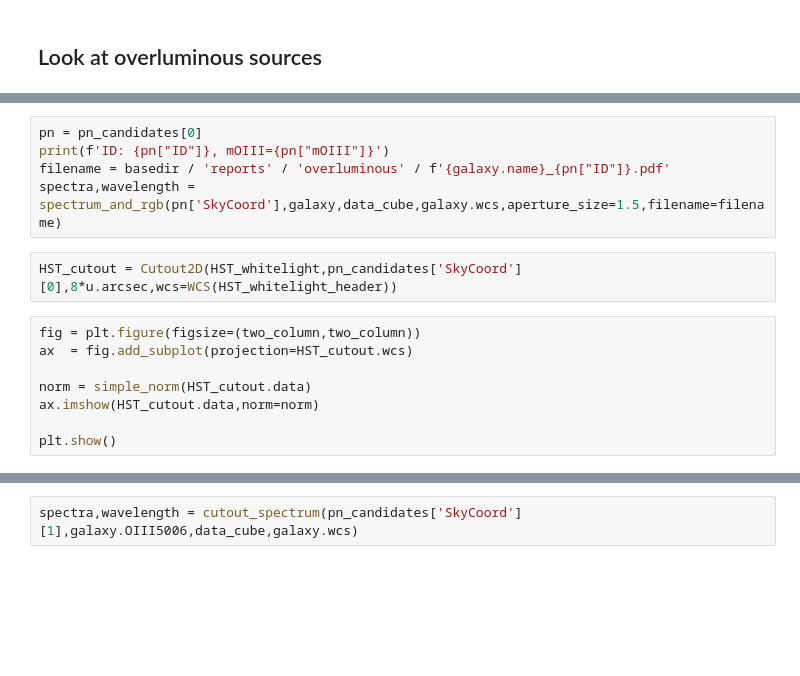
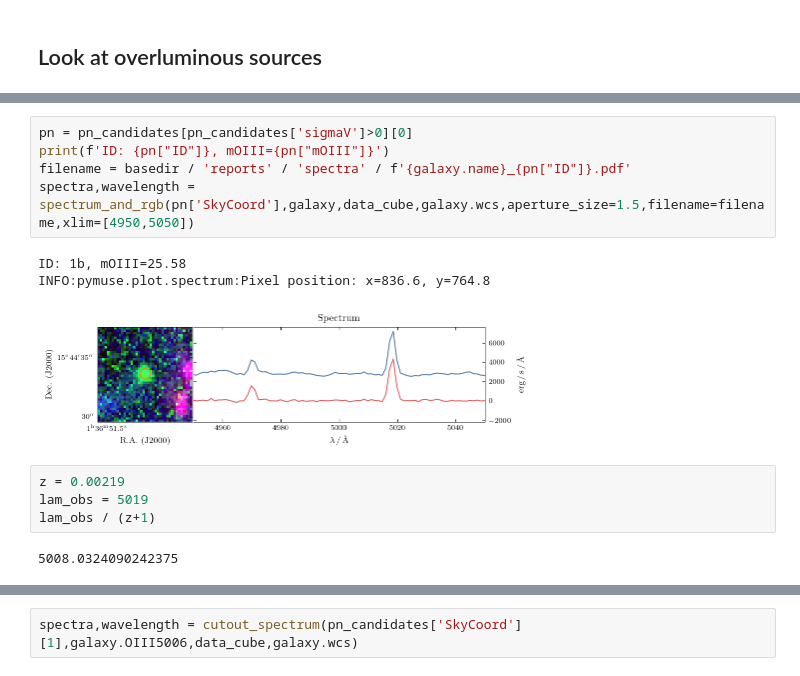
Before and after one commit to fschmnn/pnlf, a Jupyter notebook: notebooks/PHANGS_data.ipynb, the cells around one changed output, grey strips where cells are left out. Cells and saved outputs as stored; diff of their text form; blank space fills up the shorter version.

```diff
--- a/notebooks/PHANGS_data.ipynb
+++ b/notebooks/PHANGS_data.ipynb
@@ -493,17 +510,17 @@ print(f'{len(pn_candidates)} objects in catalogue')
 # %%
-pn = pn_candidates[0]
+pn = pn_candidates[pn_candidates['sigmaV']>0][0]
 print(f'ID: {pn["ID"]}, mOIII={pn["mOIII"]}')
-filename = basedir / 'reports' / 'overluminous' / f'{galaxy.name}_{pn["ID"]}.pdf'
-spectra,wavelength = spectrum_and_rgb(pn['SkyCoord'],galaxy,data_cube,galaxy.wcs,aperture_size=1.5,filename=filename)
+filename = basedir / 'reports' / 'spectra' / f'{galaxy.name}_{pn["ID"]}.pdf'
+spectra,wavelength = spectrum_and_rgb(pn['SkyCoord'],galaxy,data_cube,galaxy.wcs,aperture_size=1.5,filename=filename,xlim=[4950,5050])
+# %% [output]
+ID: 1b, mOIII=25.58
+INFO:pymuse.plot.spectrum:Pixel position: x=836.6, y=764.8
+[figure, added]
-# %%
-HST_cutout = Cutout2D(HST_whitelight,pn_candidates['SkyCoord'][0],8*u.arcsec,wcs=WCS(HST_whitelight_header))
-# %%
-fig = plt.figure(figsize=(two_column,two_column))
-ax  = fig.add_subplot(projection=HST_cutout.wcs)
-
-norm = simple_norm(HST_cutout.data)
-ax.imshow(HST_cutout.data,norm=norm)
-
-plt.show()
+# %%
+z = 0.00219
+lam_obs = 5019
+lam_obs / (z+1)
+# %% [output]
+5008.0324090242375
 # %%
 spectra,wavelength = cutout_spectrum(pn_candidates['SkyCoord'][0],galaxy.OIII5006,data_cube,galaxy.wcs)
```
Also changed, not shown: parts of 9 cells of this notebook, 14 other files.
